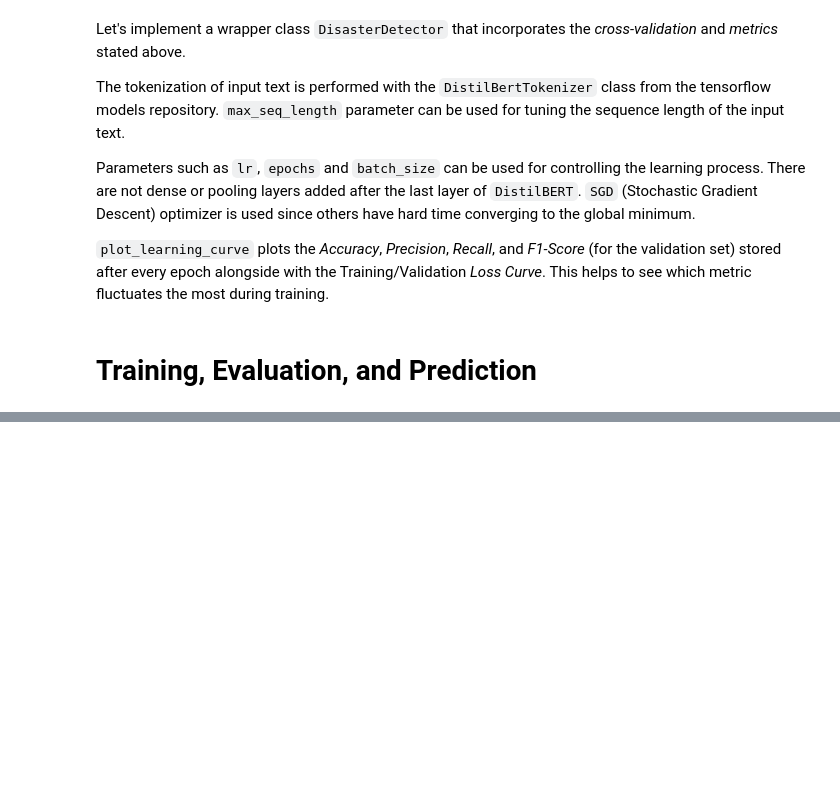
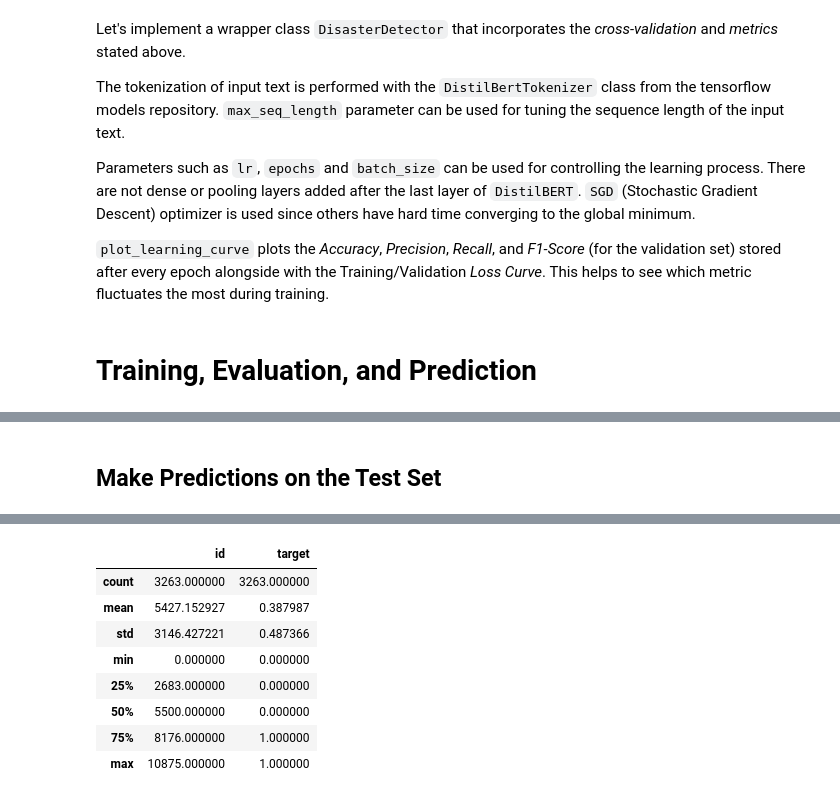
Before and after one commit to monkin77/llm-learn, a Jupyter notebook: nlp_disaster_tweets/eda.ipynb, the cells around one changed output, grey strips where cells are left out. Drawn from its saved outputs; the diff is of its cells as text; code cells hidden in the pictures; blank space fills up the shorter version.

```diff
--- a/nlp_disaster_tweets/eda.ipynb
+++ b/nlp_disaster_tweets/eda.ipynb
@@ -2058,0 +1856,11 @@ sample_submission.to_csv("out/submission.csv", index=False)
+# %% [markdown]
+## Make Predictions on the Test Set
+# %%
+# Predict on the test set
+y_pred = clf.predict(df_test)
+
+model_submission = pd.read_csv("./input/sample_submission.csv")
+model_submission['target'] = np.argmax(y_pred, axis=1).astype('int')    # Convert predictions to class labels (0 or 1)
+model_submission.to_csv('out/eda_model_submission.csv', index=False)
+model_submission.describe()
+# %% [output]
@@ -2059,3 +1869,12 @@ sample_submission.to_csv("out/submission.csv", index=False)
+|  | id | target |
+| count | 3263.000000 | 3263.000000 |
+| mean | 5427.152927 | 0.387987 |
+| std | 3146.427221 | 0.487366 |
+| min | 0.000000 | 0.000000 |
+| 25% | 2683.000000 | 0.000000 |
+| 50% | 5500.000000 | 0.000000 |
+| 75% | 8176.000000 | 1.000000 |
+| max | 10875.000000 | 1.000000 |
 # %%
 # Clear any existing session
 keras.backend.clear_session()
```
Also changed, not shown: parts of 27 cells of this notebook, 1 other file.
